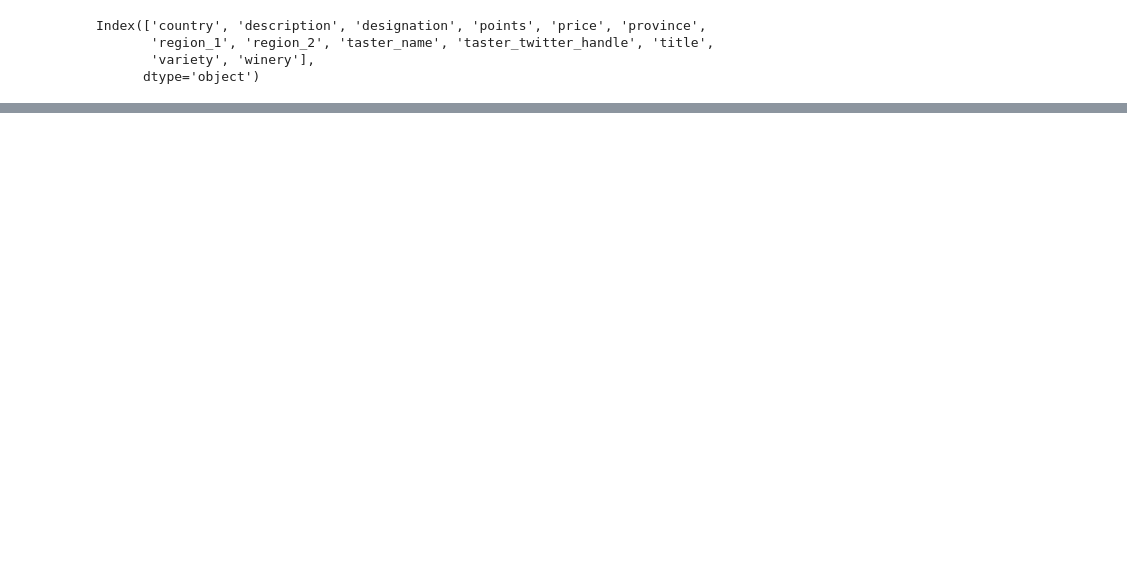
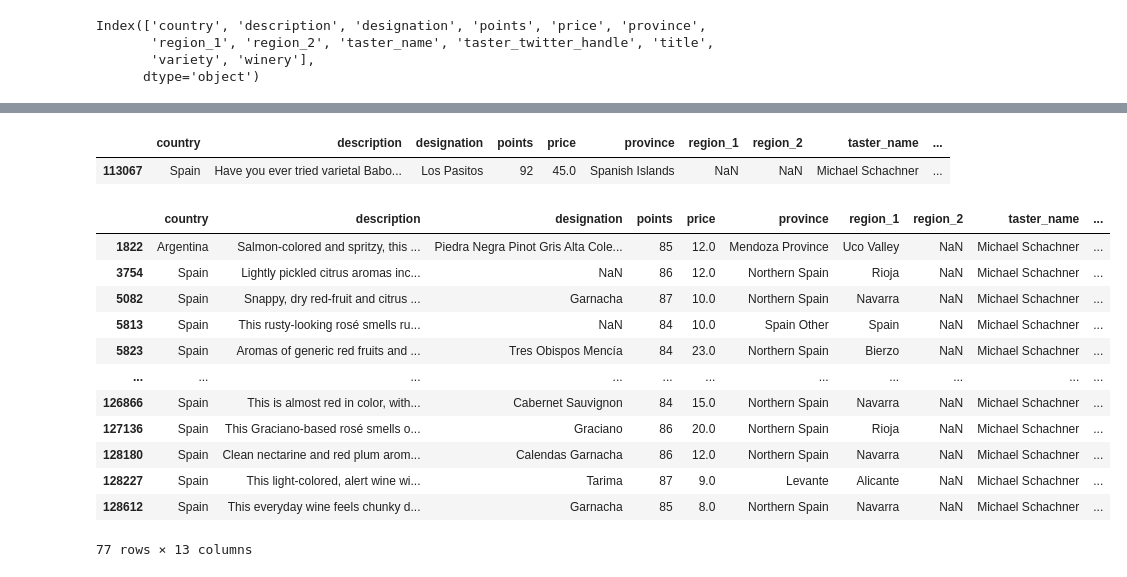
Before and after one commit to Jalari/DS3001, a Jupyter notebook: recommender.ipynb, the cells around one changed output, grey strips where cells are left out. Drawn from its saved outputs; the diff is of its cells as text; code cells hidden in the pictures; blank space fills up the shorter version.

```diff
--- a/recommender.ipynb
+++ b/recommender.ipynb
@@ -97,0 +144,21 @@ Recmmendation for Siria:
+# %%
+wine.loc[wine['variety'] == 'Babosa Negro']# wine['tile'].
+# %% [output]
+|  | country | description | designation | points | price | province | region_1 | region_2 | taster_name | ... |
+| 113067 | Spain | Have you ever tried varietal Babo... | Los Pasitos | 92 | 45.0 | Spanish Islands | NaN | NaN | Michael Schachner | ... |
+# %%
+wine.loc[wine['variety'] == 'Rosado']# wine['tile'].
+# %% [output]
+|  | country | description | designation | points | price | province | region_1 | region_2 | taster_name | ... |
+| 1822 | Argentina | Salmon-colored and spritzy, this ... | Piedra Negra Pinot Gris Alta Cole... | 85 | 12.0 | Mendoza Province | Uco Valley | NaN | Michael Schachner | ... |
+| 3754 | Spain | Lightly pickled citrus aromas inc... | NaN | 86 | 12.0 | Northern Spain | Rioja | NaN | Michael Schachner | ... |
+| 5082 | Spain | Snappy, dry red-fruit and citrus ... | Garnacha | 87 | 10.0 | Northern Spain | Navarra | NaN | Michael Schachner | ... |
+| 5813 | Spain | This rusty-looking rosé smells ru... | NaN | 84 | 10.0 | Spain Other | Spain | NaN | Michael Schachner | ... |
+| 5823 | Spain | Aromas of generic red fruits and ... | Tres Obispos Mencía | 84 | 23.0 | Northern Spain | Bierzo | NaN | Michael Schachner | ... |
+| ... | ... | ... | ... | ... | ... | ... | ... | ... | ... | ... |
+| 126866 | Spain | This is almost red in color, with... | Cabernet Sauvignon | 84 | 15.0 | Northern Spain | Navarra | NaN | Michael Schachner | ... |
+| 127136 | Spain | This Graciano-based rosé smells o... | Graciano | 86 | 20.0 | Northern Spain | Rioja | NaN | Michael Schachner | ... |
+| 128180 | Spain | Clean nectarine and red plum arom... | Calendas Garnacha | 86 | 12.0 | Northern Spain | Navarra | NaN | Michael Schachner | ... |
+| 128227 | Spain | This light-colored, alert wine wi... | Tarima | 87 | 9.0 | Levante | Alicante | NaN | Michael Schachner | ... |
+| 128612 | Spain | This everyday wine feels chunky d... | Garnacha | 85 | 8.0 | Northern Spain | Navarra | NaN | Michael Schachner | ... |
+77 rows × 13 columns
```
Also changed, not shown: parts of 6 cells of this notebook, 1 other file.
